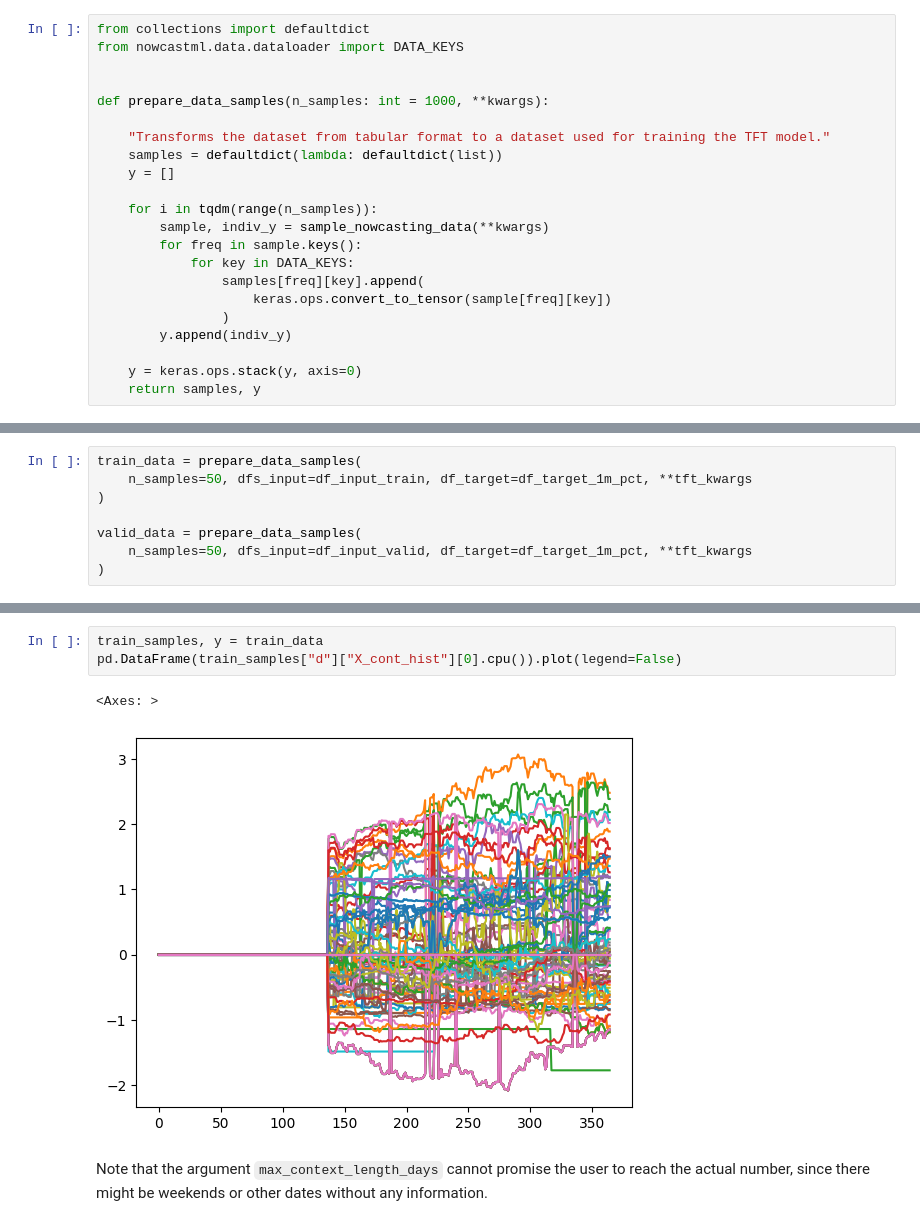
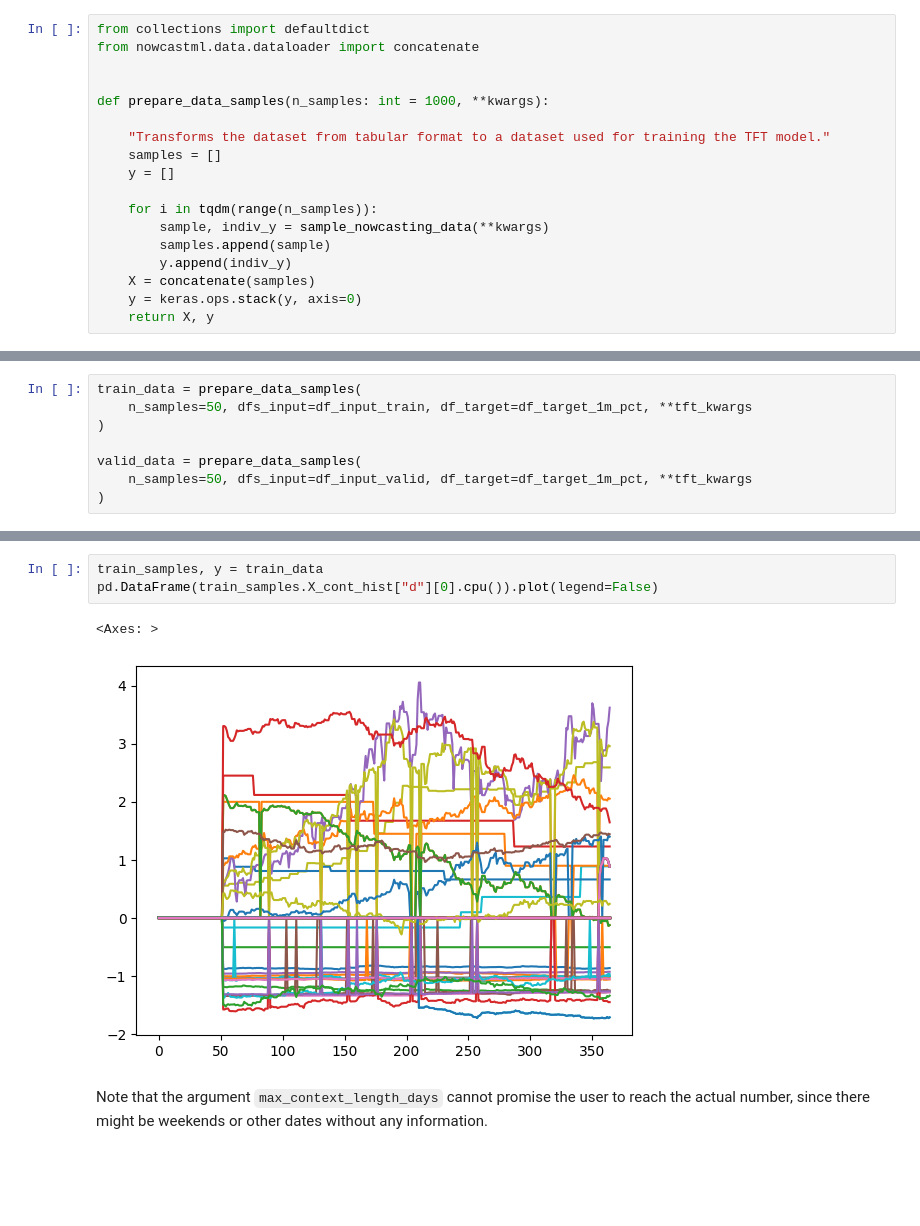
Before and after one commit to jdamp/TemporalFusionTransformers, a Jupyter notebook: temporal_fusion_transformers.ipynb, the cells around one changed output, grey strips where cells are left out. Cells and saved outputs as stored; diff of their text form; blank space fills up the shorter version.

```diff
--- a/temporal_fusion_transformers.ipynb
+++ b/temporal_fusion_transformers.ipynb
@@ -751,25 +643,21 @@ Static categorical: torch.Size([1])
 # %%
 from collections import defaultdict
-from nowcastml.data.dataloader import DATA_KEYS
+from nowcastml.data.dataloader import concatenate
 
 
 def prepare_data_samples(n_samples: int = 1000, **kwargs):
 
     "Transforms the dataset from tabular format to a dataset used for training the TFT model."
-    samples = defaultdict(lambda: defaultdict(list))
+    samples = []
     y = []
 
     for i in tqdm(range(n_samples)):
         sample, indiv_y = sample_nowcasting_data(**kwargs)
-        for freq in sample.keys():
-            for key in DATA_KEYS:
-                samples[freq][key].append(
-                    keras.ops.convert_to_tensor(sample[freq][key])
-                )
+        samples.append(sample)
         y.append(indiv_y)
-
+    X = concatenate(samples)
     y = keras.ops.stack(y, axis=0)
-    return samples, y
+    return X, y
 # %%
 show_doc(prepare_data_samples, title_level=3)
 # %% [output]
@@ -819,9 +719,9 @@ X_fut 50 torch.Size([12, 1]) torch.Size([12, 1])
 # %%
 train_samples, y = train_data
-pd.DataFrame(train_samples["d"]["X_cont_hist"][0].cpu()).plot(legend=False)
+pd.DataFrame(train_samples.X_cont_hist["d"][0].cpu()).plot(legend=False)
 # %% [output]
 <Axes: >
-[figure, old version]
+[figure, new version]
 # %% [markdown]
 Note that the argument `max_context_length_days` cannot promise the user to reach the actual number, since there might be weekends or other dates without any information.
 # %% [markdown]
```
Also changed, not shown: parts of 14 cells of this notebook, 1 other file.
